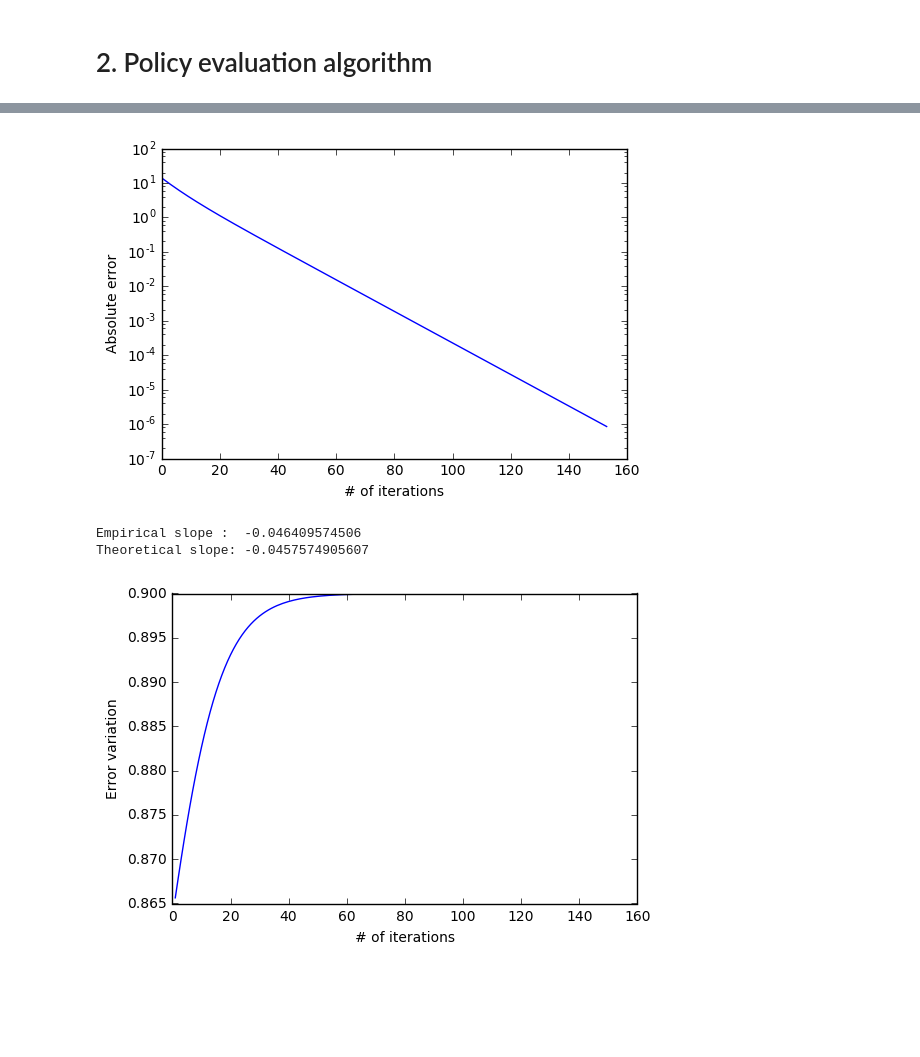
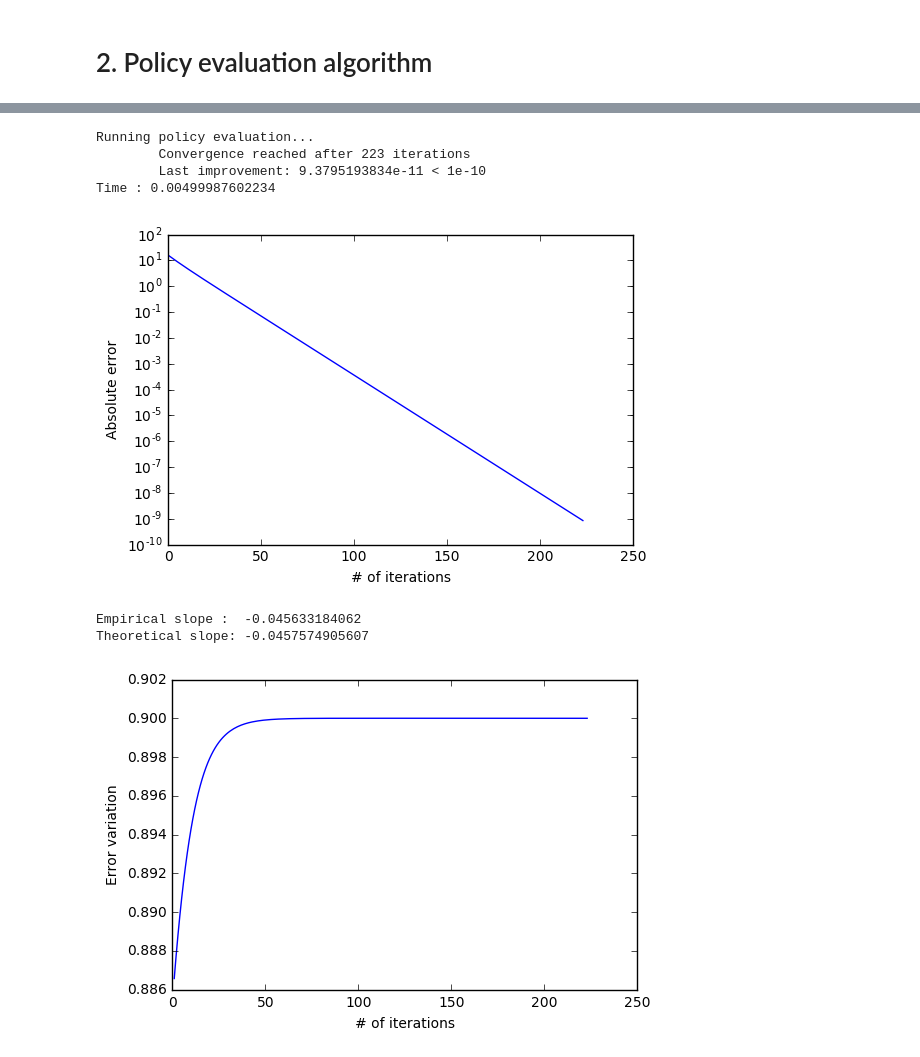
Before and after one commit to afcarl/rlcourse-january27-MTanneau, a Jupyter notebook: RL_Jan27_MTanneau.ipynb, the cells around one changed output, grey strips where cells are left out. Cells and saved outputs as stored; diff of their text form; code cells hidden in the pictures; blank space fills up the shorter version.

```diff
--- a/RL_Jan27_MTanneau.ipynb
+++ b/RL_Jan27_MTanneau.ipynb
@@ -46,21 +52,24 @@ v_pi =  [-13.74861878 -13.25138122]
 # 2. Policy evaluation algorithm
 # %%
 #policy evaluation algorithm
-def policy_evaluation(P_pi, #transition matrix for policy pi
+def policy_evaluation(
+                      gamma, #discount factor
+                      P_pi, #transition matrix for policy pi
+                      r_pi, #expected reward if policy pi is followed
                       v_init, #initial guess of the value function
                       v_pi, #true value function
                       theta=10**(-7), #convergence tolerance threshold (default 10^-7)
                       N_max=1000, #maximum number of iterations (default is 1000)
-                      show_graphs=False #whether to show convergence graphs or not (default is False)
+                      verbose=False #whether display messages or not (default is False)
                      ):
-
-    print "Running policy evaluation..."
+    if verbose :
+        print "Running policy evaluation..."
 
     err=np.zeros(N_max+1) #approximation error, ie err_k = | v_k - v_pi |
     log_sigma=np.zeros(N_max+1) #logarithm of empirical average convergence rate
                                 #we only record the logarithm for numerical stability
     var_err = np.zeros(N_max+1) #variation of the error, ie var_err_k = | err_k / err_{k-1} |
-    V=np.zeros((N+1,np.size(v_pi))) #sequence of error vectors, ie V_k = v_k - v_pi
+    V=np.zeros((N_max+1,np.size(v_pi))) #sequence of error vectors, ie V_k = v_k - v_pi
 
     #define initial value function
     v_approx= v_init
@@ -80,8 +89,11 @@ def policy_evaluation(P_pi, #transition matrix for policy pi
     while(epsilon>theta and count<=N_max):
         epsilon = 0
 
-        #perform one sweep
-        v_temp = r_pi+gamma*np.dot(P_pi,v_approx)
+        #perform update
+        v_temp = r_pi+gamma*np.dot(P_pi,v_approx) #one sweep
+        #v_temp = r_pi+gamma*np.dot(P_pi,r_pi+gamma*np.dot(P_pi,v_approx)) #two sweeps
+        #v_temp = r_pi+gamma*np.dot(P_pi,r_pi+gamma*np.dot(P_pi,r_pi+gamma*np.dot(P_pi,v_approx))) #3 sweeps
+
 
         #compute max change in the value function
         epsilon = np.max(np.abs(v_approx-v_temp))
@@ -98,12 +110,13 @@ def policy_evaluation(P_pi, #transition matrix for policy pi
         count=count+1
 
     #termination message
-    if (count >N_max): #convergence failed
-        print "\tReached max iterations (", N_max, ")"
-        print "\tLast improvement:", epsilon, ">", theta
-    else: #succesful convergence
-        print "\tConvergence reached after", count-1, "iterations"
-        print "\tLast improvement:", epsilon, "<", theta
+    if verbose:
+        if (count >N_max): #convergence failed
+            print "\tReached max iterations (", N_max, ")"
+            print "\tLast improvement:", epsilon, ">", theta
+        else: #succesful convergence
+            print "\tConvergence reached after", count-1, "iterations"
+            print "\tLast improvement:", epsilon, "<", theta
 
     #free some space in memory
     err=err[range(count)]
@@ -133,30 +142,46 @@ Running policy evaluation...
 # %%
+theta = 10 ** (-10) #convergence tolerance
+N=1000 #maximum number of iterations
+v_approx= np.array([0.0,0.0]) #initial guess
+
+#perform policy evaluation
+start=time.time()
+(v_approx,err,var_err,log_sigma,V) = policy_evaluation(gamma, P_pi, r_pi, v_approx, v_pi,theta,N,True)
+print 'Time :', time.time()-start
+
+
+
+#plot convergence graphs
 n=np.size(err)
 
 #plot infinite norm of the error, in semi-log scale
 plt.semilogy(range(n),err[range(n)])
 plt.xlabel("# of iterations")
 plt.ylabel("Absolute error")
 plt.show()
 
 #compute empirical slope
 print "Empirical slope : ", (-np.log10(err[1])+np.log10(err[n-1]))/(n)
 print "Theoretical slope:", np.log10(gamma)
 
 #plot variation in the error norm
 plt.plot(range(1,n),var_err[range(1,n)])
 plt.xlabel("# of iterations")
 plt.ylabel("Error variation")
 plt.show()
 
 #plot average rate of convergence
 #See Section 3.2 of Varga - Matrix Iterative Analysis
 plt.plot(range(1,n),np.exp(log_sigma[range(1,n)]),'b') #empirical
 plt.xlabel("# of iterations")
 plt.ylabel("Average convergence rate")
 plt.show()
 # %% [output]
+Running policy evaluation...
+        Convergence reached after 223 iterations
+        Last improvement: 9.3795193834e-11 < 1e-10
+Time : 0.00499987602234
-[figure, old version]
+[figure, new version]
-Empirical slope :  -0.046409574506
-Theoretical slope: -0.0457574905607
+Empirical slope :  -0.045633184062
+Theoretical slope: -0.0457574905607
-[figure, old version]
+[figure, new version]
```
Also changed, not shown: parts of 16 cells of this notebook.
